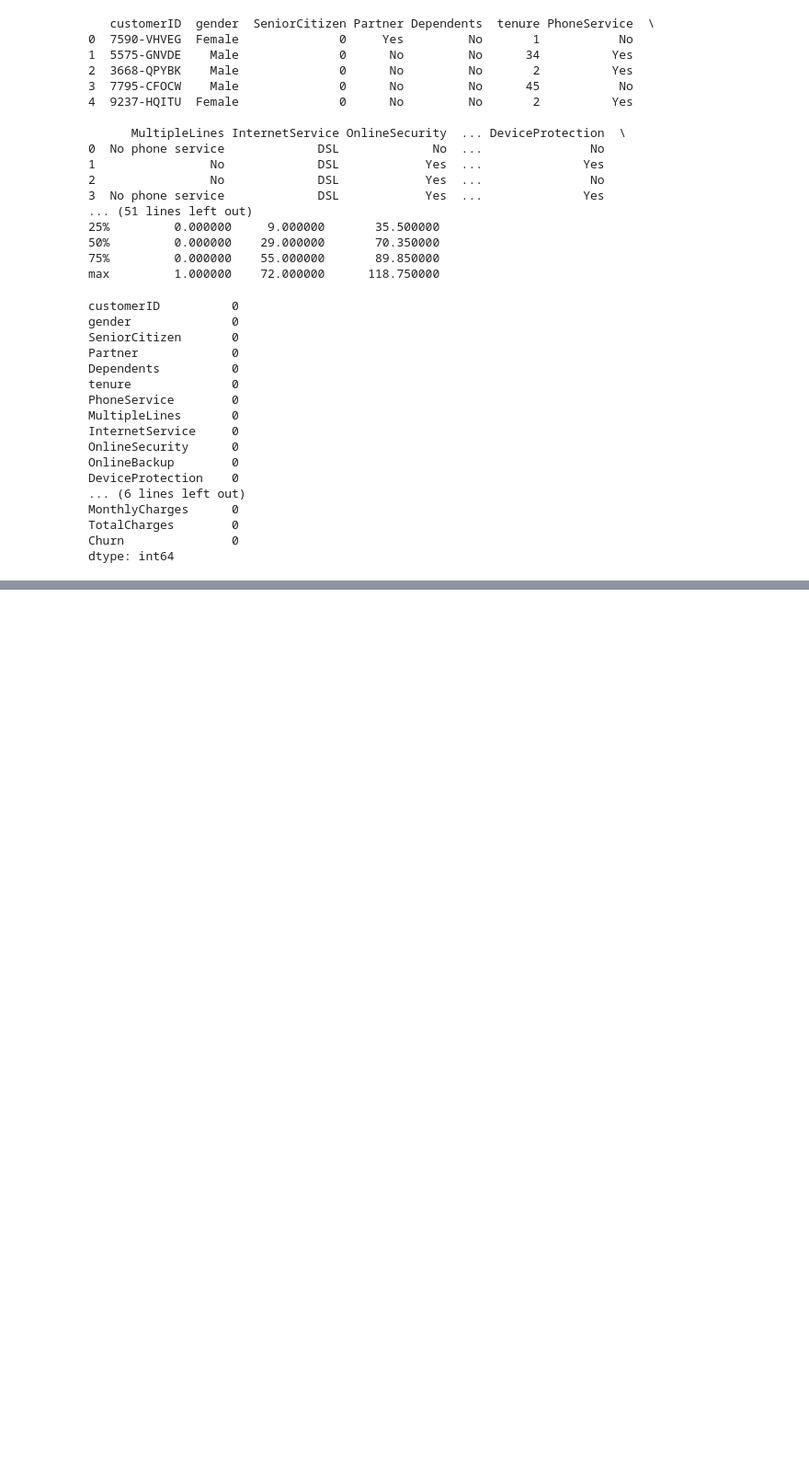
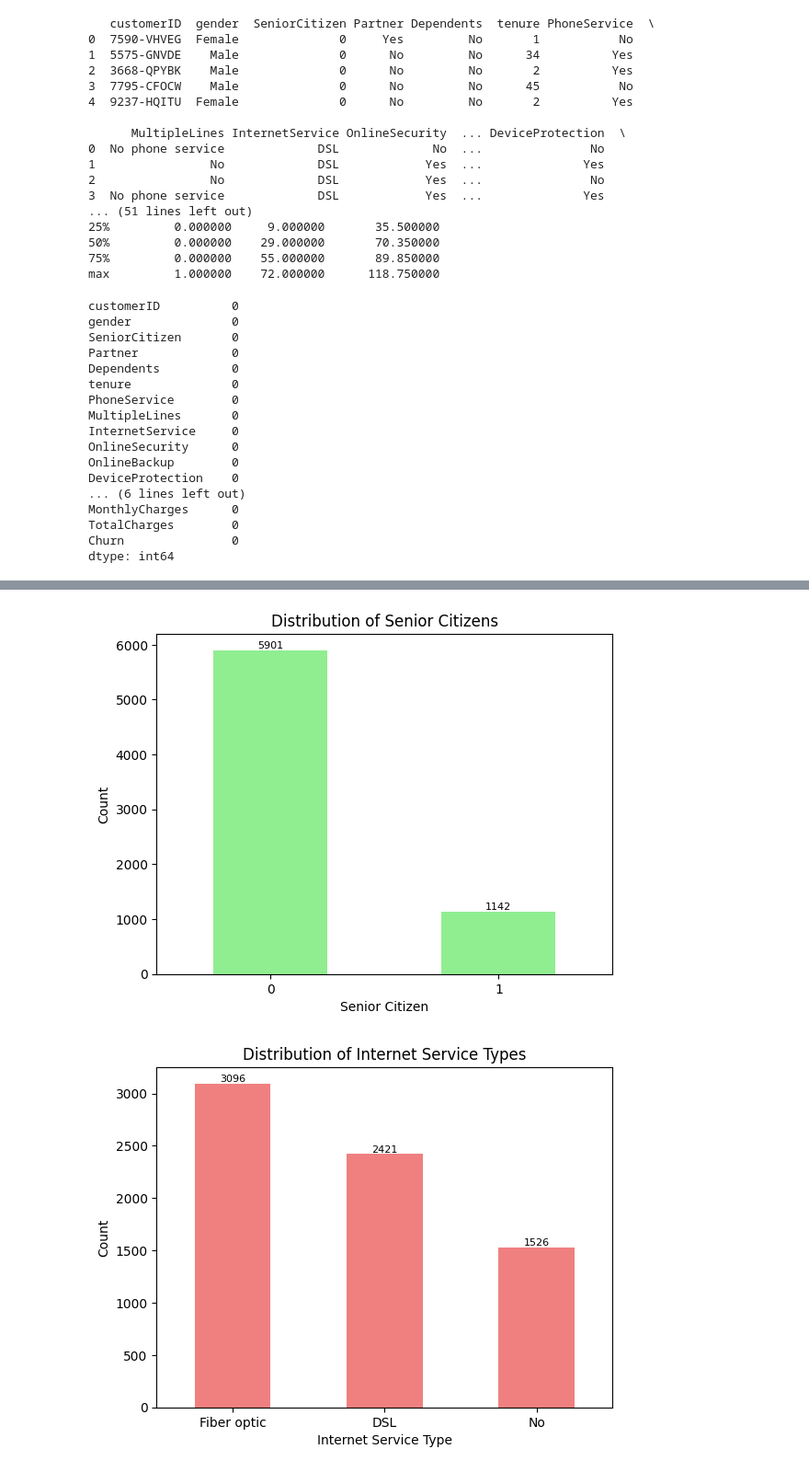
Before and after one commit to fernando08ps/mentorship_t_f, a Jupyter notebook: Telco_test_churn.ipynb, the cells around one changed output, grey strips where cells are left out. Shown at 92% size. Drawn from its saved outputs; the diff is of its cells as text; code cells hidden in the pictures; blank space fills up the shorter version.

```diff
--- a/Telco_test_churn.ipynb
+++ b/Telco_test_churn.ipynb
@@ -176,0 +118,31 @@ print("ROC AUC Score:", roc_auc)
+# %%
+# Plot a bar chart for SeniorCitizen with values above the bars
+senior_citizen_counts = df['SeniorCitizen'].value_counts()
+senior_citizen_counts.plot(kind='bar', color='lightgreen')
+plt.xlabel('Senior Citizen')
+plt.ylabel('Count')
+plt.title('Distribution of Senior Citizens')
+
+# Add values above the bars
+for index, value in enumerate(senior_citizen_counts):
+    plt.text(index, value, str(value), ha='center', va='bottom', fontsize=8, color='black')
+
+plt.xticks(rotation=0)
+plt.show()
+
+# Plot a bar chart for InternetService with values above the bars
+internet_service_counts = df['InternetService'].value_counts()
+internet_service_counts.plot(kind='bar', color='lightcoral')
+plt.xlabel('Internet Service Type')
+plt.ylabel('Count')
+plt.title('Distribution of Internet Service Types')
+
+# Add values above the bars
+for index, value in enumerate(internet_service_counts):
+    plt.text(index, value, str(value), ha='center', va='bottom', fontsize=8, color='black')
+
+plt.xticks(rotation=0)
+plt.show()
+# %% [output]
+[figure, added]
+[figure, added]
```
Also changed, not shown: parts of 18 cells of this notebook.
